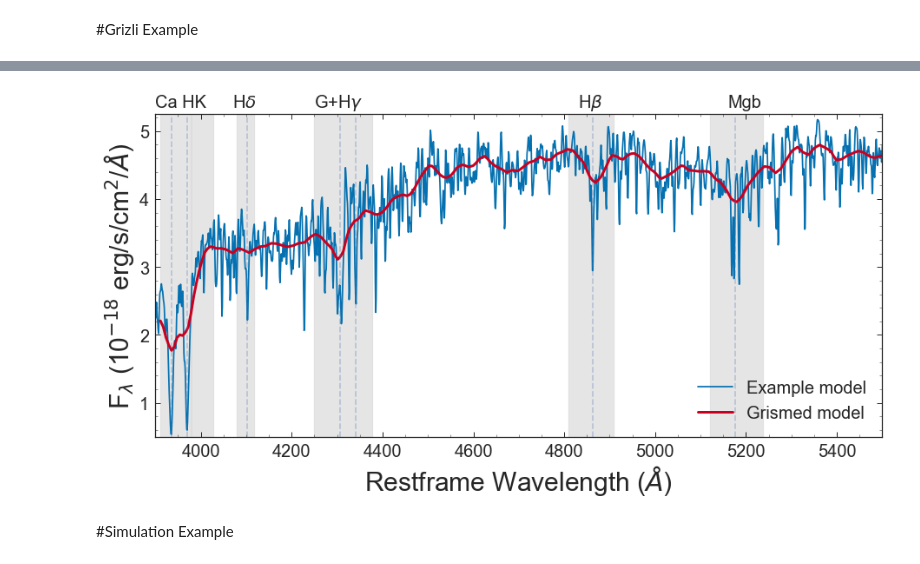
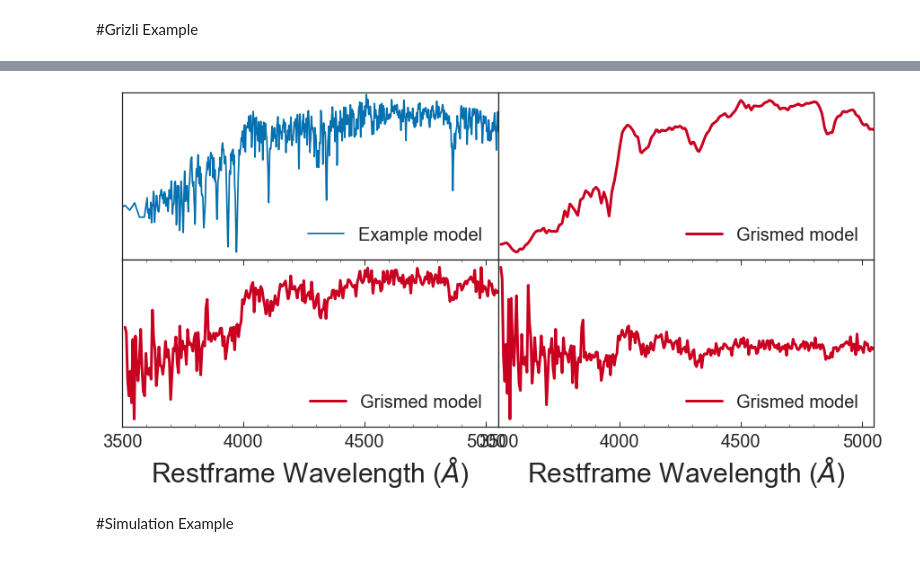
Before and after one commit to Vince-ec/Quiescent_analysis, a Jupyter notebook: scripts/important_plots.ipynb, the cells around one changed output, grey strips where cells are left out. Drawn from its saved outputs; the diff is of its cells as text; code cells hidden in the pictures.

```diff
--- a/scripts/important_plots.ipynb
+++ b/scripts/important_plots.ipynb
@@ -157,7 +157,10 @@ plt.close()
 #Grizli Example
 # %%
 ###DATA
-spec = Gen_spec(galDB['gids'][220], galDB['hi_res_specz'][220],maxwv=11400)
-spec.Sim_spec(galDB['Z_f'][220],galDB['t_f'][220],8.48)
-wv,fl = np.load('../../../fsps_models_for_fit/fsps_spec/m0.023_a3.4_t8.48_spec.npy')
+spec = Gen_sim(galDB['gids'][61], galDB['hi_res_specz'][61],galDB['Z_lwa'][61],galDB['t_lwa'][61],8.48,maxwv=11400)
+spec.Sim_spec(galDB['Z_lwa'][61],galDB['t_lwa'][61],8.48)
+spec.RM_sim_spec_cont()
+spec.Perturb_both()
+print galDB['Z_lwa'][61],galDB['t_lwa'][61]
+wv,fl = np.load('../../../fsps_models_for_fit/fsps_spec/m0.02_a1.7_t8.48_spec.npy')
 # %% [output]
@@ -179,73 +177,84 @@ Rename column: xcentroid -> x_flt
 ###PLOT###PLOT
 %matplotlib inline
 
-# plt.figure(figsize=(12,5))
-# plt.plot(spec.gal_wv_rf,spec.fl*1E18, color='#ca0020',
-#          label='Grismed model\nZ/Z$_\odot$=%s,\nt=%s Gyrs' % (np.round(galDB['Z_f'][220]/0.019,2),galDB['t_f'][220]))
+gs = gridspec.GridSpec(2,2,wspace=0,hspace=0)
+
+plt.figure(figsize=(15,8))
+plt.subplot(gs[0,0])
+plt.plot(wv,fl*1.2E5, color='#0571b0',label='Example model')
 # plt.axvline(3934.777,linestyle='--', alpha=.3)
 # plt.axvline(3969.588,linestyle='--', alpha=.3)
 # plt.axvline(4102.89,linestyle='--', alpha=.3)
 # plt.axvline(4305.61,linestyle='--', alpha=.3)
 # plt.axvline(4341.68,linestyle='--', alpha=.3)
 # plt.axvline(4862.68,linestyle='--', alpha=.3)
 # plt.axvline(5176.7,linestyle='--', alpha=.3)
 # plt.axvspan(3910, 3980, color='k', alpha=.1)
 # plt.axvspan(3980, 4030, color='k', alpha=.1)
 # plt.axvspan(4080, 4120, color='k', alpha=.1)
 # plt.axvspan(4250, 4380, color='k', alpha=.1)
 # plt.axvspan(4810, 4910, color='k', alpha=.1)
 # plt.axvspan(5120, 5240, color='k', alpha=.1)
 # plt.text(3900,5.35,'Ca HK',fontsize=20)
 # plt.text(4070,5.35,'H$\delta$',fontsize=20)
 # plt.text(4250,5.35,'G+H$\gamma$',fontsize=20)
 # plt.text(4830,5.35,'H$\\beta$',fontsize=20)
 # plt.text(5160,5.35,'Mgb',fontsize=20)
-# plt.xlim(3900,5500)
+plt.xlim(3500,5050)
+plt.ylim(2,14)
+plt.xticks([])
+plt.yticks([])
+# plt.ylabel('F$_\lambda$ (10$^{-18}$ erg/s/cm$^2$/$\AA$)',size=30)
+# plt.xlabel('Restframe Wavelength ($\AA$)',size=30)
+plt.tick_params(axis='both', which='major', labelsize=20)
+plt.gcf().subplots_adjust(bottom=0.235)
+plt.legend(loc=4,fontsize=20)
+plt.minorticks_on()
+
+plt.subplot(gs[0,1])
+plt.plot(spec.gal_wv_rf,spec.fl*1E18, color='#ca0020',label='Grismed model', linewidth=3)
+plt.xlim(3500,5050)
+# plt.ylim(.5,5.25)
+plt.xticks([])
+plt.yticks([])
+# plt.ylabel('F$_\lambda$ (10$^{-18}$ erg/s/cm$^2$/$\AA$)',size=30)
+# plt.xlabel('Restframe Wavelength ($\AA$)',size=30)
+plt.tick_params(axis='both', which='major', labelsize=20)
+plt.gcf().subplots_adjust(bottom=0.235)
+plt.legend(loc=4,fontsize=20)
+plt.minorticks_on()
+
+plt.subplot(gs[1,0])
+plt.plot(spec.gal_wv_rf,spec.flx_err, color='#ca0020',label='Grismed model', linewidth=3)
+plt.xlim(3500,5050)
 # plt.ylim(.5,5.25)
 # plt.ylabel('F$_\lambda$ (10$^{-18}$ erg/s/cm$^2$/$\AA$)',size=30)
-# plt.xlabel('Restframe Wavelength ($\AA$)',size=30)
-# plt.tick_params(axis='both', which='major', labelsize=20)
-# plt.gcf().subplots_adjust(bottom=0.235)
-# plt.legend(loc=4,fontsize=20)
-# plt.minorticks_on()
-# plt.show()
-# # plt.savefig('../plots/s39170_gres_8-4.pdf')
-# plt.close()
-
-plt.figure(figsize=(15,8))
-plt.plot(wv,fl*1.2E5, color='#0571b0',label='Example model')
-plt.plot(spec.gal_wv_rf,spec.fl*1E18, color='#ca0020',label='Grismed model', linewidth=3)
-plt.axvline(3934.777,linestyle='--', alpha=.3)
-plt.axvline(3969.588,linestyle='--', alpha=.3)
-plt.axvline(4102.89,linestyle='--', alpha=.3)
-plt.axvline(4305.61,linestyle='--', alpha=.3)
-plt.axvline(4341.68,linestyle='--', alpha=.3)
-plt.axvline(4862.68,linestyle='--', alpha=.3)
-plt.axvline(5176.7,linestyle='--', alpha=.3)
-plt.axvspan(3910, 3980, color='k', alpha=.1)
-plt.axvspan(3980, 4030, color='k', alpha=.1)
-plt.axvspan(4080, 4120, color='k', alpha=.1)
-plt.axvspan(4250, 4380, color='k', alpha=.1)
-plt.axvspan(4810, 4910, color='k', alpha=.1)
-plt.axvspan(5120, 5240, color='k', alpha=.1)
-plt.text(3900,5.35,'Ca HK',fontsize=20)
-plt.text(4070,5.35,'H$\delta$',fontsize=20)
-plt.text(4250,5.35,'G+H$\gamma$',fontsize=20)
-plt.text(4830,5.35,'H$\\beta$',fontsize=20)
-plt.text(5160,5.35,'Mgb',fontsize=20)
-plt.xlim(3900,5500)
-plt.ylim(.5,5.25)
-plt.ylabel('F$_\lambda$ (10$^{-18}$ erg/s/cm$^2$/$\AA$)',size=30)
+# plt.xticks([])
+plt.yticks([])
 plt.xlabel('Restframe Wavelength ($\AA$)',size=30)
 plt.tick_params(axis='both', which='major', labelsize=20)
 plt.gcf().subplots_adjust(bottom=0.235)
 plt.legend(loc=4,fontsize=20)
 plt.minorticks_on()
+
+plt.subplot(gs[1,1])
+plt.plot(spec.gal_wv_rf,spec.nc_flx_err, color='#ca0020',label='Grismed model', linewidth=3)
+plt.xlim(3500,5050)
+# plt.ylim(.5,5.25)
+# plt.ylabel('F$_\lambda$ (10$^{-18}$ erg/s/cm$^2$/$\AA$)',size=30)
+# plt.xticks([])
+plt.yticks([])
+plt.xlabel('Restframe Wavelength ($\AA$)',size=30)
+plt.tick_params(axis='both', which='major', labelsize=20)
+plt.gcf().subplots_adjust(bottom=0.235)
+plt.legend(loc=4,fontsize=20)
+plt.minorticks_on()
+
 plt.show()
 # plt.savefig('../plots/s39170_fres_8-4.pdf')
 plt.close()
 # %% [output]
-[figure, old version]
+[figure, new version]
 # %% [markdown]
 #Simulation Example
 # %%
```
Also changed, not shown: parts of 1 cell of this notebook, 1 other file.
